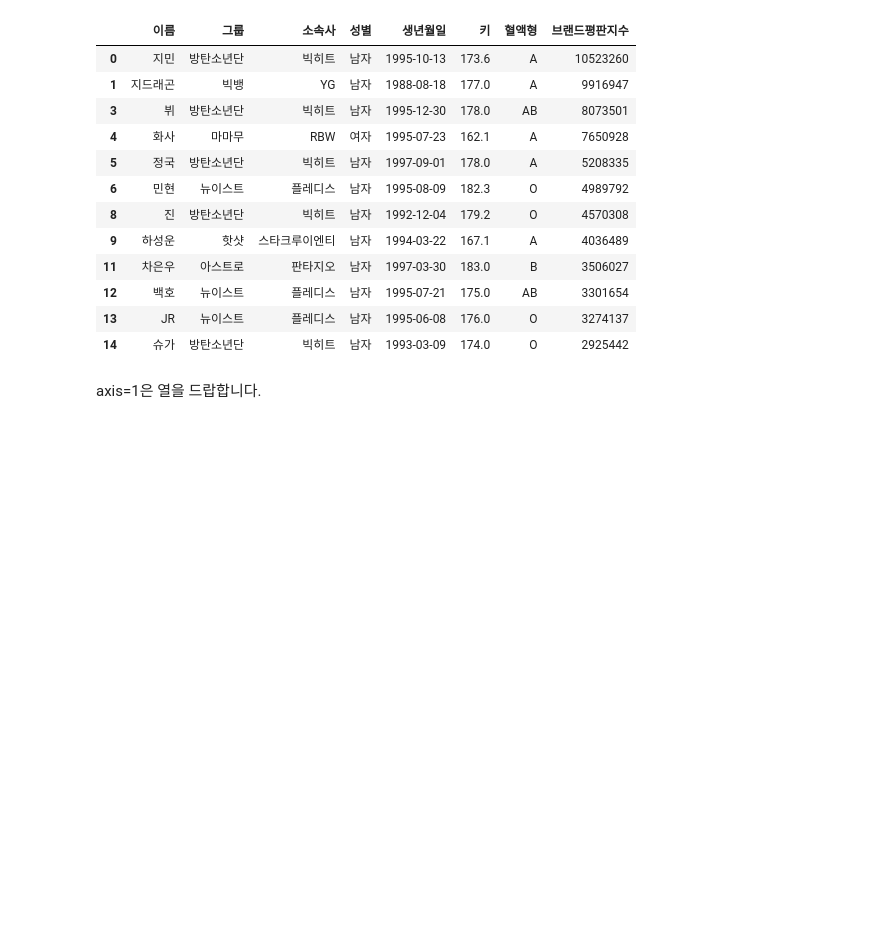
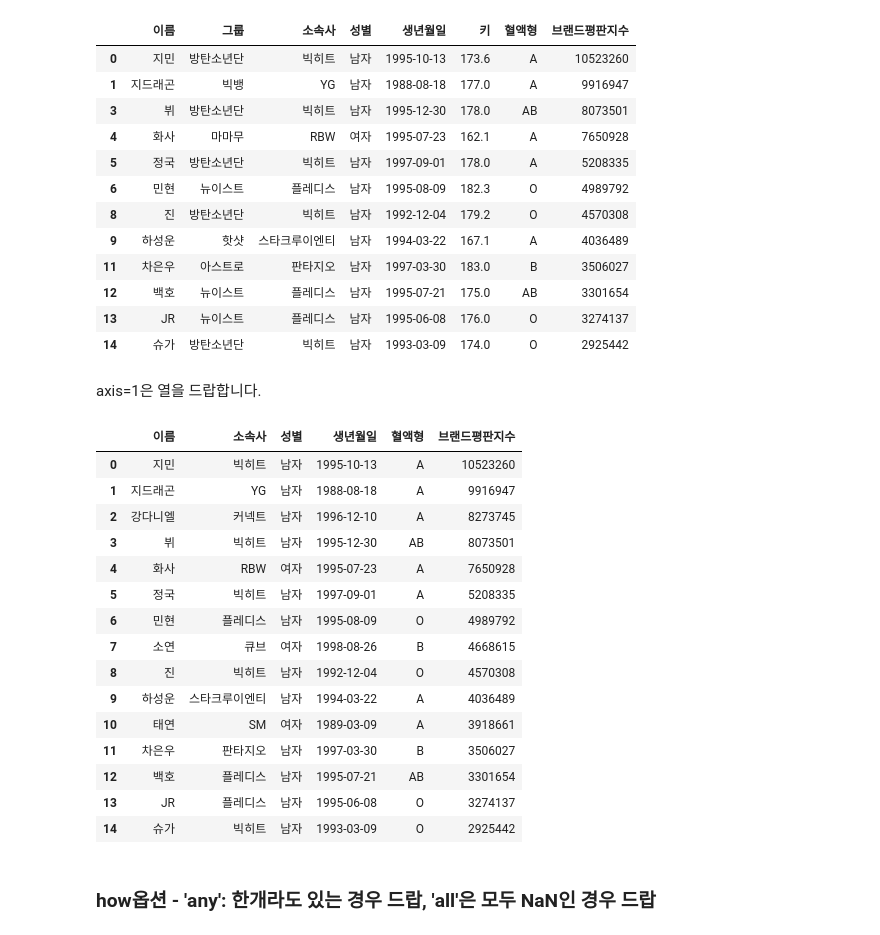
Before and after one commit to star77sa/TIL-Blog, a Jupyter notebook: _notebooks/2021-08-09-Pandas.ipynb, the cells around one changed output. Cells and saved outputs as stored; diff of their text form; code cells hidden in the pictures; blank space fills up the shorter version.

```diff
--- a/_notebooks/2021-08-09-Pandas.ipynb
+++ b/_notebooks/2021-08-09-Pandas.ipynb
@@ -817,5 +836,27 @@ df.dropna(axis=0)
 | 14 | 슈가 | 방탄소년단 | 빅히트 | 남자 | 1993-03-09 | 174.0 | O | 2925442 |
 # %% [markdown]
 axis=1은 열을 드랍합니다.
+# %%
+#collapse-output
+df.dropna(axis=1)
+# %% [output]
+|  | 이름 | 소속사 | 성별 | 생년월일 | 혈액형 | 브랜드평판지수 |
+| 0 | 지민 | 빅히트 | 남자 | 1995-10-13 | A | 10523260 |
+| 1 | 지드래곤 | YG | 남자 | 1988-08-18 | A | 9916947 |
+| 2 | 강다니엘 | 커넥트 | 남자 | 1996-12-10 | A | 8273745 |
+| 3 | 뷔 | 빅히트 | 남자 | 1995-12-30 | AB | 8073501 |
+| 4 | 화사 | RBW | 여자 | 1995-07-23 | A | 7650928 |
+| 5 | 정국 | 빅히트 | 남자 | 1997-09-01 | A | 5208335 |
+| 6 | 민현 | 플레디스 | 남자 | 1995-08-09 | O | 4989792 |
+| 7 | 소연 | 큐브 | 여자 | 1998-08-26 | B | 4668615 |
+| 8 | 진 | 빅히트 | 남자 | 1992-12-04 | O | 4570308 |
+| 9 | 하성운 | 스타크루이엔티 | 남자 | 1994-03-22 | A | 4036489 |
+| 10 | 태연 | SM | 여자 | 1989-03-09 | A | 3918661 |
+| 11 | 차은우 | 판타지오 | 남자 | 1997-03-30 | B | 3506027 |
+| 12 | 백호 | 플레디스 | 남자 | 1995-07-21 | AB | 3301654 |
+| 13 | JR | 플레디스 | 남자 | 1995-06-08 | O | 3274137 |
+| 14 | 슈가 | 빅히트 | 남자 | 1993-03-09 | O | 2925442 |
+# %% [markdown]
+### how옵션 - 'any': 한개라도 있는 경우 드랍, 'all'은 모두 NaN인 경우 드랍
 # %%
 #collapse-output
```
Also changed, not shown: parts of 27 cells of this notebook.
